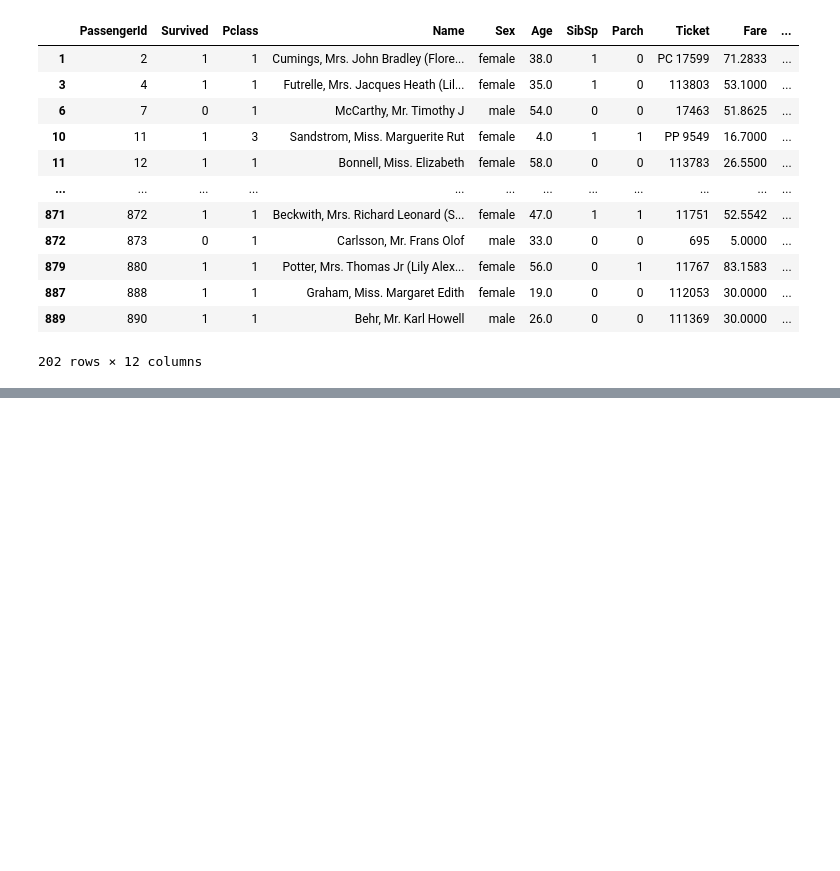
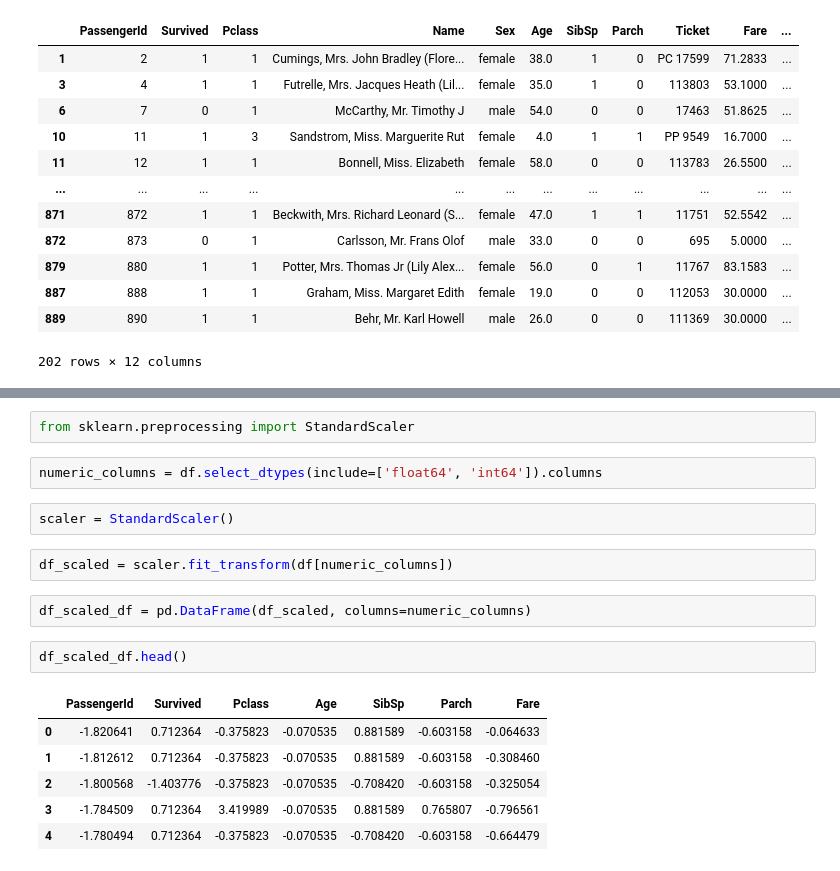
Before and after one commit to SarayuBurugu/Application-of-data-mining, a Jupyter notebook: lab_1.ipynb, the cells around one changed output, grey strips where cells are left out. Drawn from its saved outputs; the diff is of its cells as text; blank space fills up the shorter version.

```diff
--- a/lab_1.ipynb
+++ b/lab_1.ipynb
@@ -161,0 +225,19 @@ df
+# %%
+from sklearn.preprocessing import StandardScaler
+# %%
+numeric_columns = df.select_dtypes(include=['float64', 'int64']).columns
+# %%
+scaler = StandardScaler()
+# %%
+df_scaled = scaler.fit_transform(df[numeric_columns])
+# %%
+df_scaled_df = pd.DataFrame(df_scaled, columns=numeric_columns)
+# %%
+df_scaled_df.head()
+# %% [output]
+|  | PassengerId | Survived | Pclass | Age | SibSp | Parch | Fare |
+| 0 | -1.820641 | 0.712364 | -0.375823 | -0.070535 | 0.881589 | -0.603158 | -0.064633 |
+| 1 | -1.812612 | 0.712364 | -0.375823 | -0.070535 | 0.881589 | -0.603158 | -0.308460 |
+| 2 | -1.800568 | -1.403776 | -0.375823 | -0.070535 | -0.708420 | -0.603158 | -0.325054 |
+| 3 | -1.784509 | 0.712364 | 3.419989 | -0.070535 | 0.881589 | 0.765807 | -0.796561 |
+| 4 | -1.780494 | 0.712364 | -0.375823 | -0.070535 | -0.708420 | -0.603158 | -0.664479 |
```
Also changed, not shown: parts of 6 cells of this notebook.
